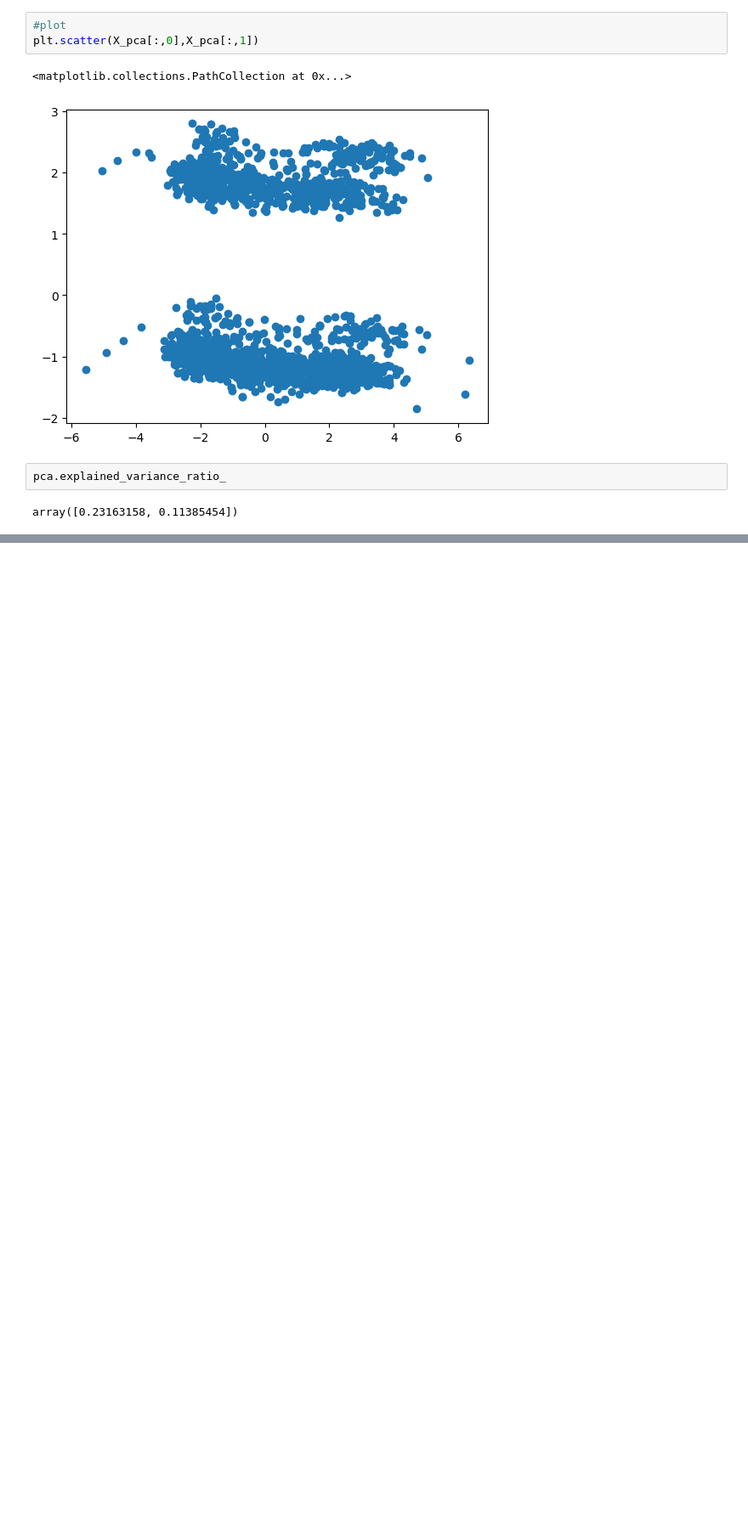
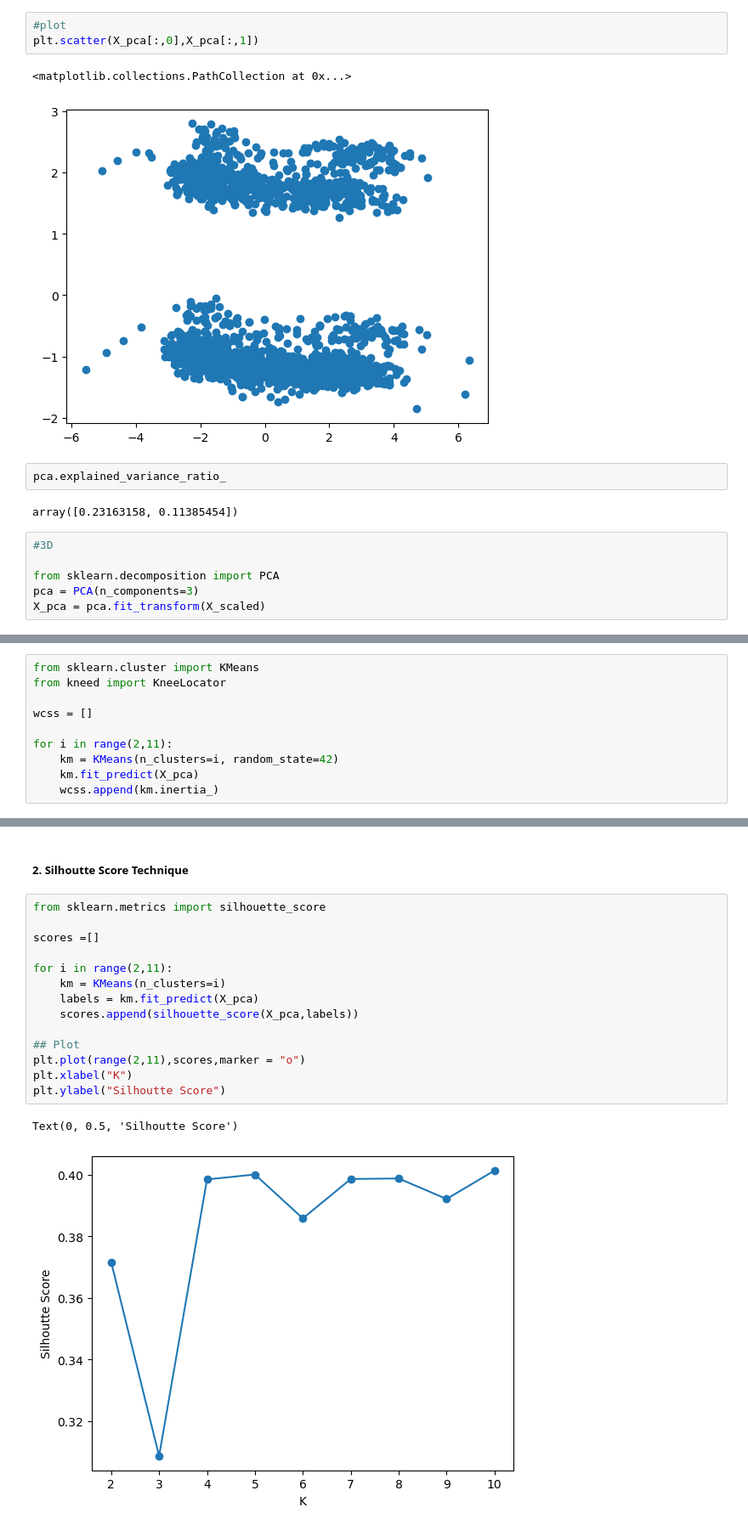
Before and after one commit to tahaftm/Prime-AIML, a Jupyter notebook: SmartCard Clustering System/implementation.ipynb, the cells around one changed output, grey strips where cells are left out. Shown at 85% size. Drawn from its saved outputs; the diff is of its cells as text; blank space fills up the shorter version.

```diff
--- a/SmartCard Clustering System/implementation.ipynb
+++ b/SmartCard Clustering System/implementation.ipynb
@@ -339,3 +339,9 @@ plt.scatter(X_pca[:,0],X_pca[:,1])
 pca.explained_variance_ratio_
 # %% [output]
 array([0.23163158, 0.11385454])
+# %%
+#3D
+
+from sklearn.decomposition import PCA
+pca = PCA(n_components=3)
+X_pca = pca.fit_transform(X_scaled)
@@ -341,0 +352,10 @@ array([0.23163158, 0.11385454])
+# %%
+from sklearn.cluster import KMeans
+from kneed import KneeLocator
+
+wcss = []
+
+for i in range(2,11):
+    km = KMeans(n_clusters=i, random_state=42)
+    km.fit_predict(X_pca)
+    wcss.append(km.inertia_)
@@ -341,0 +369,19 @@ array([0.23163158, 0.11385454])
+# %% [markdown]
+##### 2. Silhoutte Score Technique
+# %%
+from sklearn.metrics import silhouette_score
+
+scores =[]
+
+for i in range(2,11):
+    km = KMeans(n_clusters=i)
+    labels = km.fit_predict(X_pca)
+    scores.append(silhouette_score(X_pca,labels))
+
+## Plot
+plt.plot(range(2,11),scores,marker = "o")
+plt.xlabel("K")
+plt.ylabel("Silhoutte Score")
+# %% [output]
+Text(0, 0.5, 'Silhoutte Score')
+[figure, added]
```
Also changed, not shown: parts of 4 cells of this notebook.
